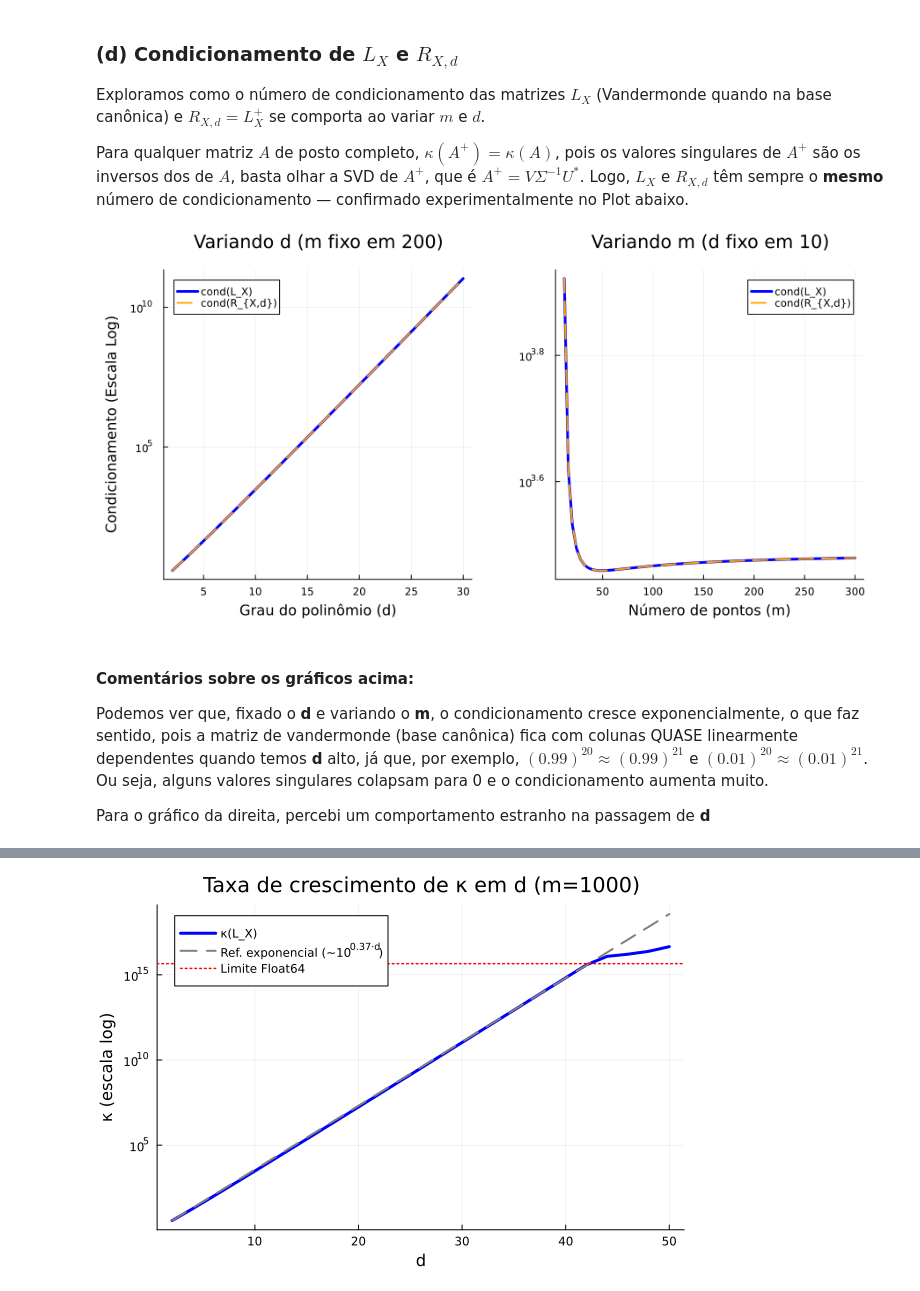
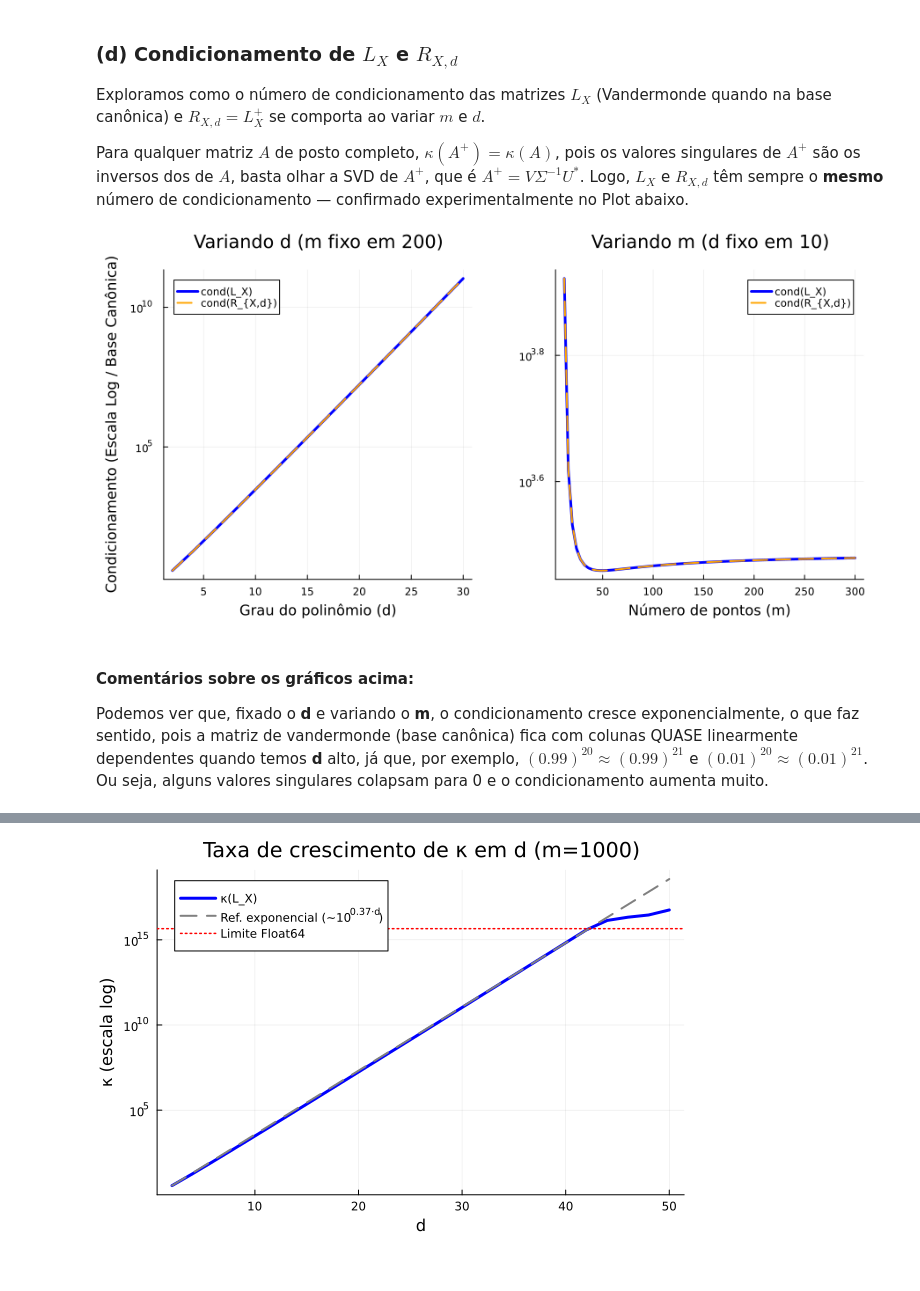
Before and after one commit to Jose-Pedro-Dresch/aln_pjt3_polinomios, a Jupyter notebook: Projeto3_julia (1).ipynb, the cells around one changed output, grey strips where cells are left out. Cells and saved outputs as stored; diff of their text form; code cells hidden in the pictures.

```diff
--- a/Projeto3_julia (1).ipynb
+++ b/Projeto3_julia (1).ipynb
@@ -429,41 +429,39 @@ end
 # Gráfico 1
 p1 = plot(d_vals, cond_L_d,
           label="cond(L_X)",
           lw=3, color=:blue)
 plot!(p1, d_vals, cond_R_d,
       label="cond(R_{X,d})",
       lw=2, ls=:dash, color=:orange)
 plot!(p1,
       yscale=:log10,
       title="Variando d (m fixo em $m_fixed)",
       xlabel="Grau do polinômio (d)",
-      ylabel="Condicionamento (Escala Log)",
+      ylabel="Condicionamento (Escala Log / Base Canônica)",
       legend=:topleft,
       grid=true)
 
 # Gráfico 2
 p2 = plot(m_vals, cond_L_m,
           label="cond(L_X)",
           lw=3, color=:blue)
 plot!(p2, m_vals, cond_R_m,
       label="cond(R_{X,d})",
       lw=2, ls=:dash, color=:orange)
 plot!(p2,
       yscale=:log10,
       title="Variando m (d fixo em $d_fixed)",
       xlabel="Número de pontos (m)",
       legend=:topright,
       grid=true)
 
 plot(p1, p2, layout=(1, 2), size=(900, 450), margin=5Plots.mm)
 # %% [output]
-[figure, old version]
+[figure, new version]
 # %% [markdown]
 #### Comentários sobre os gráficos acima:
 
 Podemos ver que, fixado o **d** e variando o **m**, o condicionamento cresce exponencialmente, o que faz sentido, pois a matriz de vandermonde (base canônica) fica com colunas QUASE linearmente dependentes quando temos **d** alto, já que, por exemplo, $(0.99)^{20} \approx (0.99)^{21}$ e $(0.01)^{20} \approx (0.01)^{21}$. Ou seja, alguns valores singulares colapsam para 0 e o condicionamento aumenta muito.
-
-Para o gráfico da direita, percebi um comportamento estranho na passagem de **d**
 # %%
 # ==== Q2d: heatmap κ(L_X) em função de (m, d) ==== #
 # Mostra o comportamento conjunto: explosão em d, estabilidade em m
```
Also changed, not shown: parts of 6 cells of this notebook.
